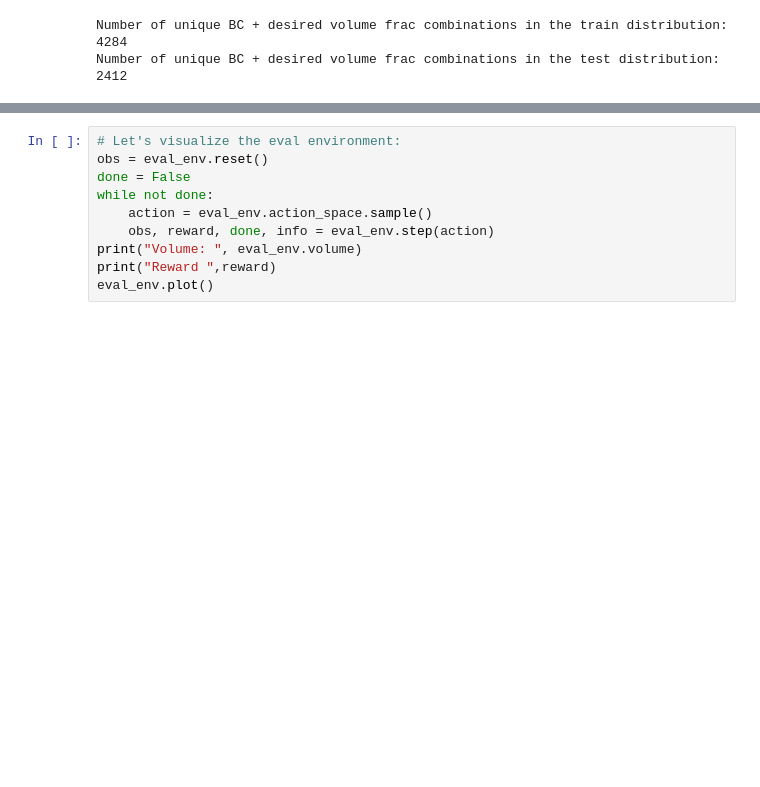
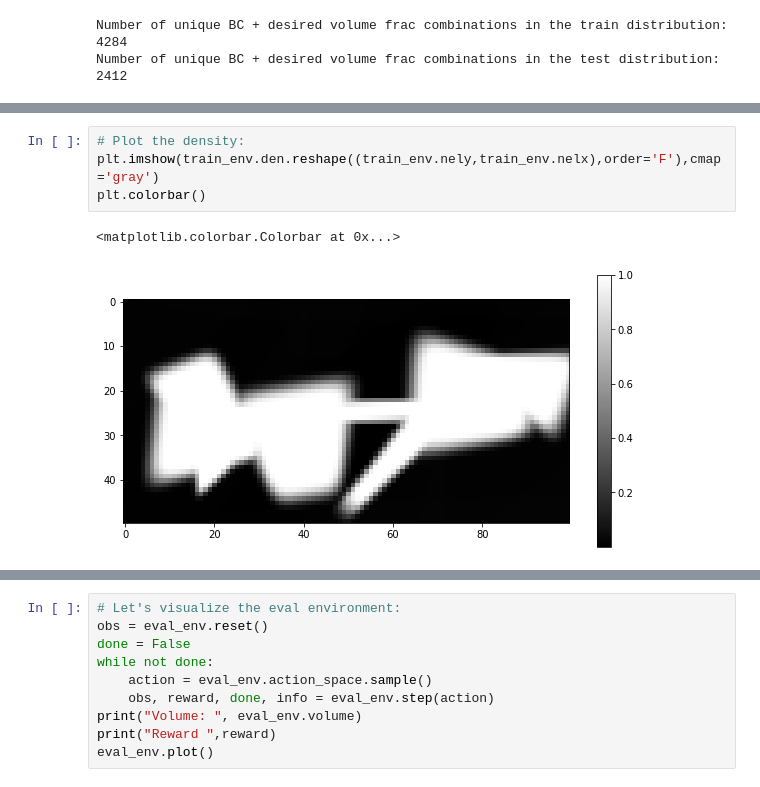
Before and after one commit to ThomasRochefortB/sogym, a Jupyter notebook: tutorial.ipynb, the cells around one changed output, grey strips where cells are left out. Saved outputs shown, nothing was run; the diff lists cells and outputs as text; blank space fills up the shorter version.

```diff
--- a/tutorial.ipynb
+++ b/tutorial.ipynb
@@ -87,0 +91,7 @@ surf = ax.plot_surface(train_env.x, train_env.y, train_env.H.reshape((train_env.
+# %%
+# Plot the density:
+plt.imshow(train_env.den.reshape((train_env.nely,train_env.nelx),order='F'),cmap='gray')
+plt.colorbar()
+# %% [output]
+<matplotlib.colorbar.Colorbar at 0x...>
+[figure, added]
```
Also changed, not shown: parts of 17 cells of this notebook.
